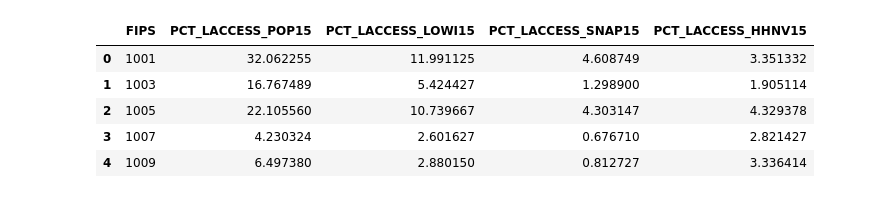
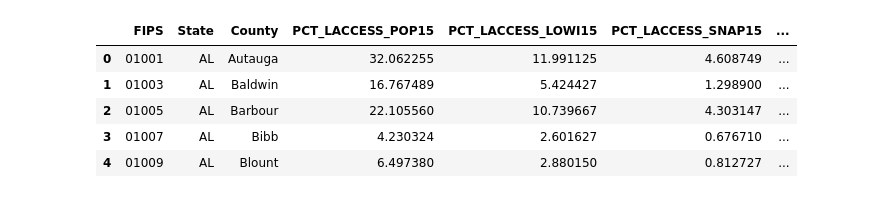
Before and after one commit to Norvoke/N1, a Jupyter notebook: challenge.ipynb, the cells around one changed output. Drawn from its saved outputs; the diff is of its cells as text; code cells hidden in the pictures.

```diff
--- a/challenge.ipynb
+++ b/challenge.ipynb
@@ -1,28 +0,0 @@
-# %%
-import pandas as pd
-import sqlite3
-import requests, io
-
-# Connect to the SQLite database containing health and access data
-conn = sqlite3.connect('challenge.db')
-
-# Load relevant health outcome variables from the Food Environment Atlas ('access' table).
-# For example, select adult obesity, diabetes, and physical inactivity rates by county.
-health_access_df = pd.read_sql_query("""
-    SELECT
-        FIPS,
-        PCT_LACCESS_POP15,
-        PCT_LACCESS_LOWI15,
-        PCT_LACCESS_SNAP15,
-        PCT_LACCESS_HHNV15
-    FROM access
-""", conn)
-
-health_access_df.head()
-# %% [output]
-|  | FIPS | PCT_LACCESS_POP15 | PCT_LACCESS_LOWI15 | PCT_LACCESS_SNAP15 | PCT_LACCESS_HHNV15 |
-| 0 | 1001 | 32.062255 | 11.991125 | 4.608749 | 3.351332 |
-| 1 | 1003 | 16.767489 | 5.424427 | 1.298900 | 1.905114 |
-| 2 | 1005 | 22.105560 | 10.739667 | 4.303147 | 4.329378 |
-| 3 | 1007 | 4.230324 | 2.601627 | 0.676710 | 2.821427 |
-| 4 | 1009 | 6.497380 | 2.880150 | 0.812727 | 3.336414 |
@@ -28,0 +9,25 @@ health_access_df.head()
+# %%
+DB_PATH = "challenge.db"  # change if needed
+conn = sqlite3.connect(DB_PATH)
+# %%
+access_df = pd.read_sql_query("""
+    SELECT
+        FIPS,
+        State,
+        County,
+        PCT_LACCESS_POP15,
+        PCT_LACCESS_LOWI15,
+        PCT_LACCESS_SNAP15,
+        PCT_LACCESS_HHNV15
+    FROM access
+""", conn)
+
+access_df["FIPS"] = access_df["FIPS"].astype(str).str.zfill(5)
+access_df.head()
+# %% [output]
+|  | FIPS | State | County | PCT_LACCESS_POP15 | PCT_LACCESS_LOWI15 | PCT_LACCESS_SNAP15 | ... |
+| 0 | 01001 | AL | Autauga | 32.062255 | 11.991125 | 4.608749 | ... |
+| 1 | 01003 | AL | Baldwin | 16.767489 | 5.424427 | 1.298900 | ... |
+| 2 | 01005 | AL | Barbour | 22.105560 | 10.739667 | 4.303147 | ... |
+| 3 | 01007 | AL | Bibb | 4.230324 | 2.601627 | 0.676710 | ... |
+| 4 | 01009 | AL | Blount | 6.497380 | 2.880150 | 0.812727 | ... |
```
Also changed, not shown: parts of 8 cells of this notebook, 1 other file.
